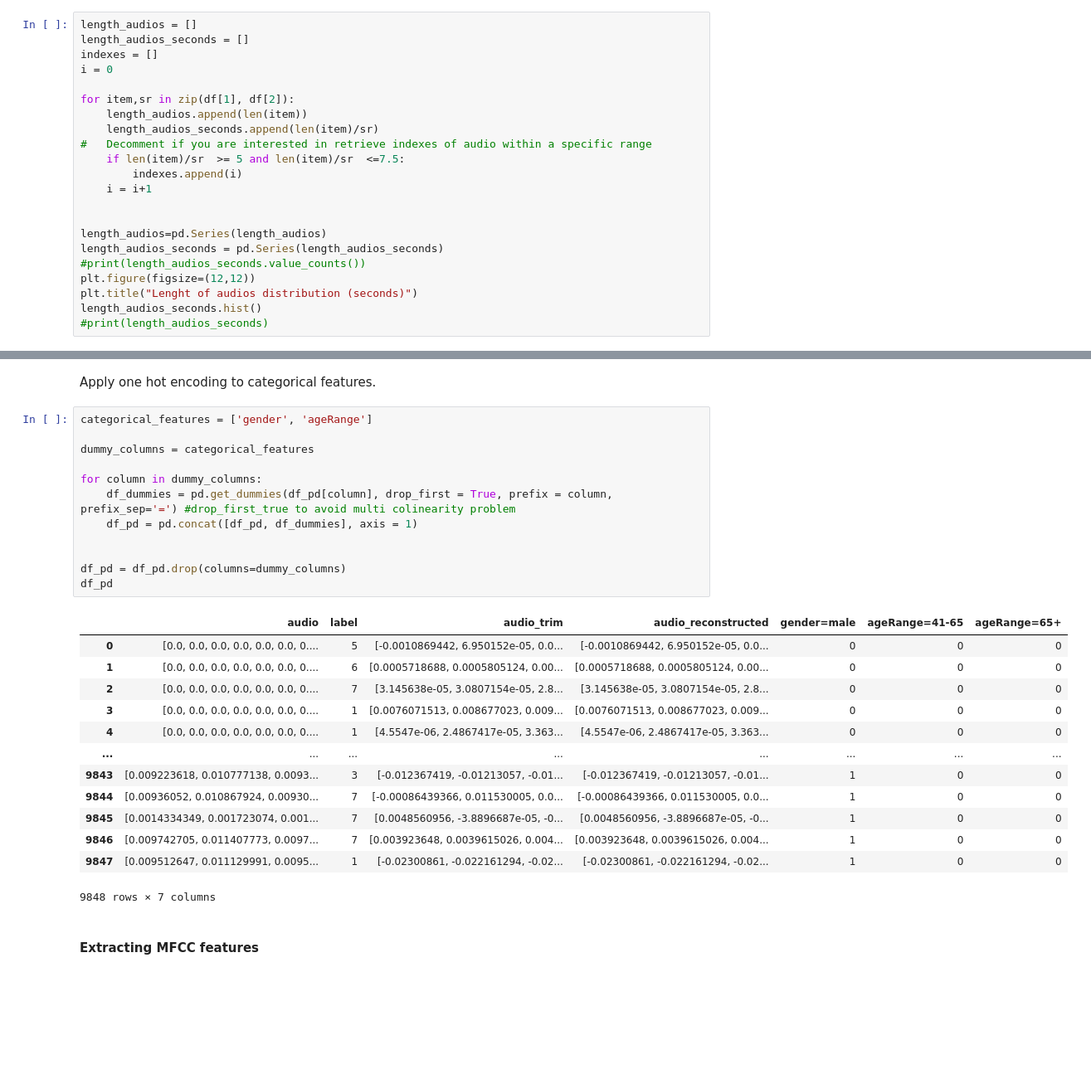
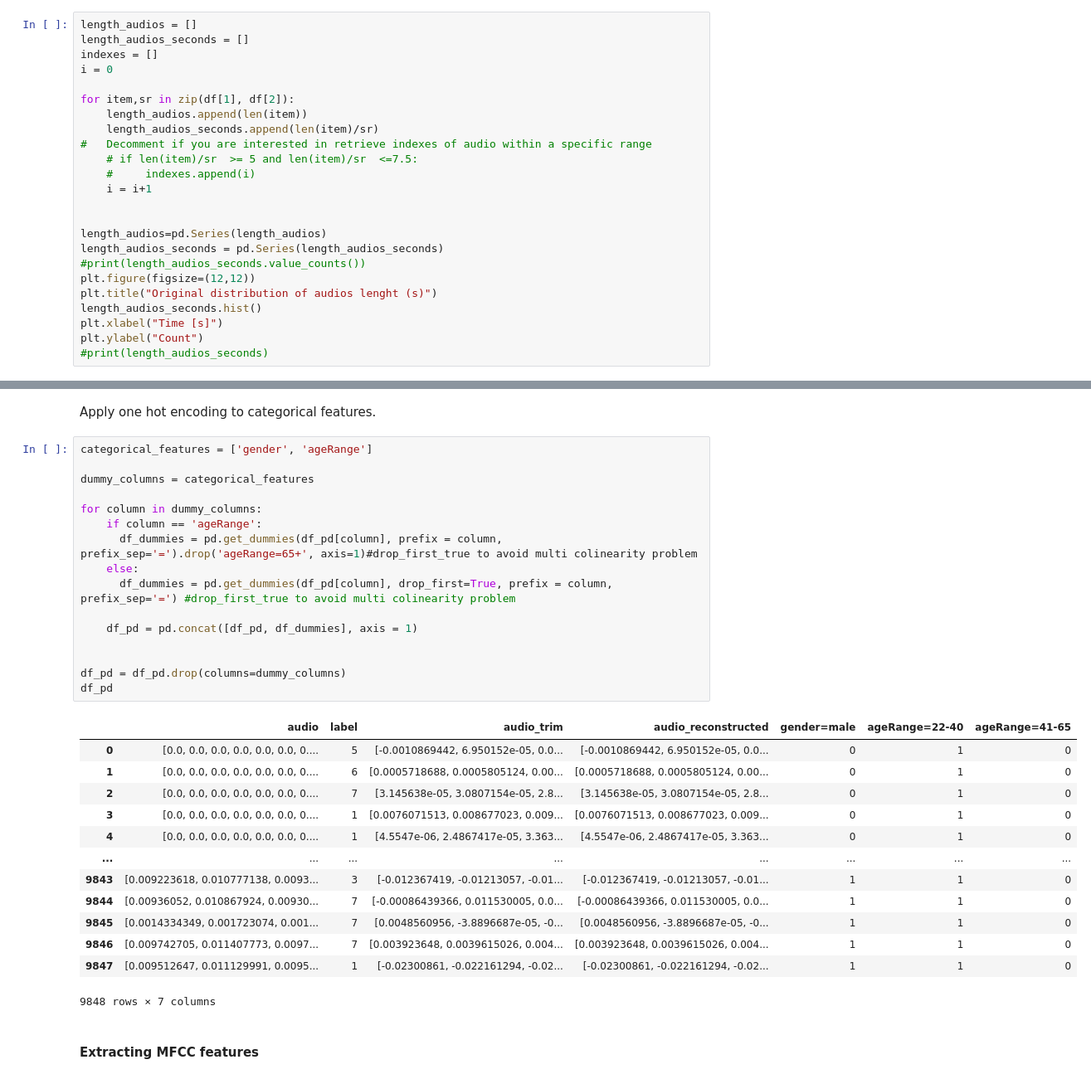
Before and after one commit to andrerubeis/andrerubeis, a Jupyter notebook: final_version_MFCCs_aggregation.ipynb, the cells around one changed output, grey strips where cells are left out. Shown at 83% size. Drawn from its saved outputs; the diff is of its cells as text; blank space fills up the shorter version.

```diff
--- a/final_version_MFCCs_aggregation.ipynb
+++ b/final_version_MFCCs_aggregation.ipynb
@@ -254,8 +222,8 @@ for item,sr in zip(df[1], df[2]):
     length_audios.append(len(item))
     length_audios_seconds.append(len(item)/sr)
 #   Decomment if you are interested in retrieve indexes of audio within a specific range
-    if len(item)/sr  >= 5 and len(item)/sr  <=7.5:
-        indexes.append(i)
+    # if len(item)/sr  >= 5 and len(item)/sr  <=7.5:
+    #     indexes.append(i)
     i = i+1
 
 
@@ -263,7 +231,9 @@ length_audios=pd.Series(length_audios)
 length_audios_seconds = pd.Series(length_audios_seconds)
 #print(length_audios_seconds.value_counts())
 plt.figure(figsize=(12,12))
-plt.title("Lenght of audios distribution (seconds)")
+plt.title("Original distribution of audios lenght (s)")
 length_audios_seconds.hist()
+plt.xlabel("Time [s]")
+plt.ylabel("Count")
 #print(length_audios_seconds)
 # %% [output]
@@ -463,28 +411,32 @@ Apply one hot encoding to categorical features.
 # %%
 categorical_features = ['gender', 'ageRange']
 
 dummy_columns = categorical_features
 
 for column in dummy_columns:
-    df_dummies = pd.get_dummies(df_pd[column], drop_first = True, prefix = column, prefix_sep='=') #drop_first_true to avoid multi colinearity problem
+    if column == 'ageRange':
+      df_dummies = pd.get_dummies(df_pd[column], prefix = column, prefix_sep='=').drop('ageRange=65+', axis=1)#drop_first_true to avoid multi colinearity problem
+    else:
+      df_dummies = pd.get_dummies(df_pd[column], drop_first=True, prefix = column, prefix_sep='=') #drop_first_true to avoid multi colinearity problem
+
     df_pd = pd.concat([df_pd, df_dummies], axis = 1)
 
 
 df_pd = df_pd.drop(columns=dummy_columns)
 df_pd
 # %% [output]
-|  | audio | label | audio_trim | audio_reconstructed | gender=male | ageRange=41-65 | ageRange=65+ |
-| 0 | [0.0, 0.0, 0.0, 0.0, 0.0, 0.0, 0.... | 5 | [-0.0010869442, 6.950152e-05, 0.0... | [-0.0010869442, 6.950152e-05, 0.0... | 0 | 0 | 0 |
-| 1 | [0.0, 0.0, 0.0, 0.0, 0.0, 0.0, 0.... | 6 | [0.0005718688, 0.0005805124, 0.00... | [0.0005718688, 0.0005805124, 0.00... | 0 | 0 | 0 |
-| 2 | [0.0, 0.0, 0.0, 0.0, 0.0, 0.0, 0.... | 7 | [3.145638e-05, 3.0807154e-05, 2.8... | [3.145638e-05, 3.0807154e-05, 2.8... | 0 | 0 | 0 |
-| 3 | [0.0, 0.0, 0.0, 0.0, 0.0, 0.0, 0.... | 1 | [0.0076071513, 0.008677023, 0.009... | [0.0076071513, 0.008677023, 0.009... | 0 | 0 | 0 |
-| 4 | [0.0, 0.0, 0.0, 0.0, 0.0, 0.0, 0.... | 1 | [4.5547e-06, 2.4867417e-05, 3.363... | [4.5547e-06, 2.4867417e-05, 3.363... | 0 | 0 | 0 |
+|  | audio | label | audio_trim | audio_reconstructed | gender=male | ageRange=22-40 | ageRange=41-65 |
+| 0 | [0.0, 0.0, 0.0, 0.0, 0.0, 0.0, 0.... | 5 | [-0.0010869442, 6.950152e-05, 0.0... | [-0.0010869442, 6.950152e-05, 0.0... | 0 | 1 | 0 |
+| 1 | [0.0, 0.0, 0.0, 0.0, 0.0, 0.0, 0.... | 6 | [0.0005718688, 0.0005805124, 0.00... | [0.0005718688, 0.0005805124, 0.00... | 0 | 1 | 0 |
+| 2 | [0.0, 0.0, 0.0, 0.0, 0.0, 0.0, 0.... | 7 | [3.145638e-05, 3.0807154e-05, 2.8... | [3.145638e-05, 3.0807154e-05, 2.8... | 0 | 1 | 0 |
+| 3 | [0.0, 0.0, 0.0, 0.0, 0.0, 0.0, 0.... | 1 | [0.0076071513, 0.008677023, 0.009... | [0.0076071513, 0.008677023, 0.009... | 0 | 1 | 0 |
+| 4 | [0.0, 0.0, 0.0, 0.0, 0.0, 0.0, 0.... | 1 | [4.5547e-06, 2.4867417e-05, 3.363... | [4.5547e-06, 2.4867417e-05, 3.363... | 0 | 1 | 0 |
 | ... | ... | ... | ... | ... | ... | ... | ... |
-| 9843 | [0.009223618, 0.010777138, 0.0093... | 3 | [-0.012367419, -0.01213057, -0.01... | [-0.012367419, -0.01213057, -0.01... | 1 | 0 | 0 |
-| 9844 | [0.00936052, 0.010867924, 0.00930... | 7 | [-0.00086439366, 0.011530005, 0.0... | [-0.00086439366, 0.011530005, 0.0... | 1 | 0 | 0 |
-| 9845 | [0.0014334349, 0.001723074, 0.001... | 7 | [0.0048560956, -3.8896687e-05, -0... | [0.0048560956, -3.8896687e-05, -0... | 1 | 0 | 0 |
-| 9846 | [0.009742705, 0.011407773, 0.0097... | 7 | [0.003923648, 0.0039615026, 0.004... | [0.003923648, 0.0039615026, 0.004... | 1 | 0 | 0 |
-| 9847 | [0.009512647, 0.011129991, 0.0095... | 1 | [-0.02300861, -0.022161294, -0.02... | [-0.02300861, -0.022161294, -0.02... | 1 | 0 | 0 |
+| 9843 | [0.009223618, 0.010777138, 0.0093... | 3 | [-0.012367419, -0.01213057, -0.01... | [-0.012367419, -0.01213057, -0.01... | 1 | 1 | 0 |
+| 9844 | [0.00936052, 0.010867924, 0.00930... | 7 | [-0.00086439366, 0.011530005, 0.0... | [-0.00086439366, 0.011530005, 0.0... | 1 | 1 | 0 |
+| 9845 | [0.0014334349, 0.001723074, 0.001... | 7 | [0.0048560956, -3.8896687e-05, -0... | [0.0048560956, -3.8896687e-05, -0... | 1 | 1 | 0 |
+| 9846 | [0.009742705, 0.011407773, 0.0097... | 7 | [0.003923648, 0.0039615026, 0.004... | [0.003923648, 0.0039615026, 0.004... | 1 | 1 | 0 |
+| 9847 | [0.009512647, 0.011129991, 0.0095... | 1 | [-0.02300861, -0.022161294, -0.02... | [-0.02300861, -0.022161294, -0.02... | 1 | 1 | 0 |
 9848 rows × 7 columns
 # %% [markdown]
 #### Extracting MFCC features
```
Also changed, not shown: parts of 62 cells of this notebook.
